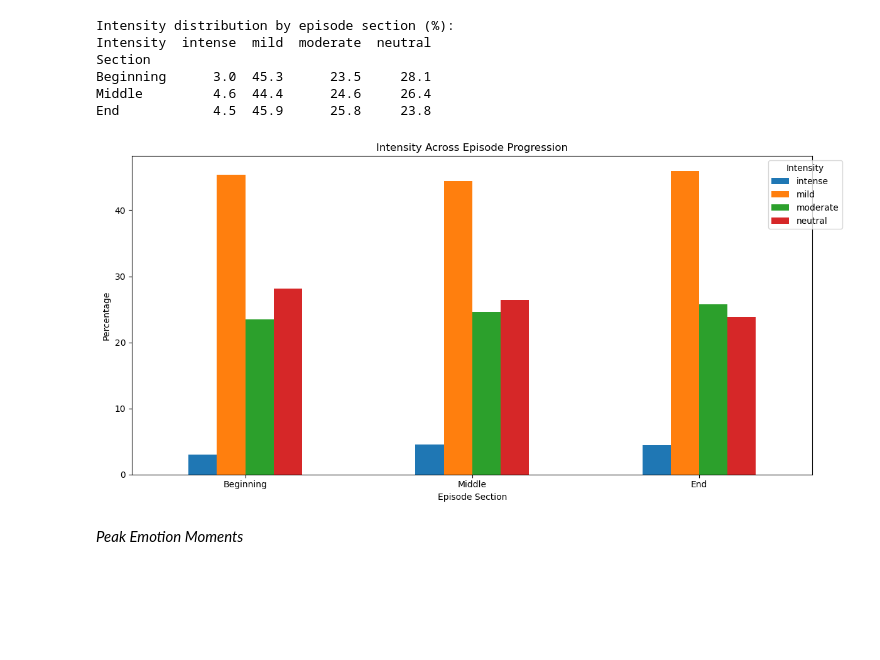
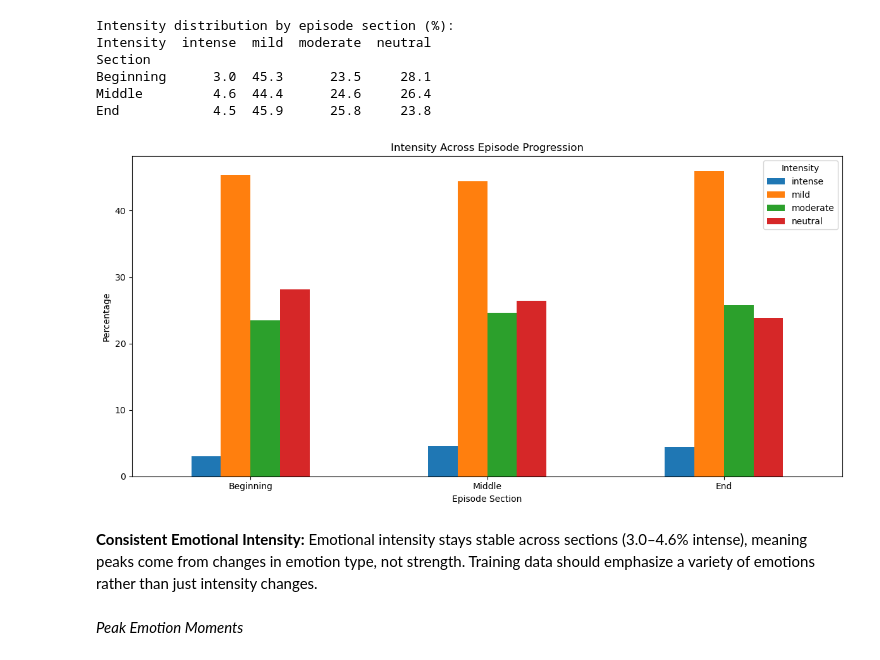
Before and after one commit to dafaqboomduck/nlp-project, a Jupyter notebook: Notebooks/Data_quality_report.ipynb, the cells around one changed output. Saved outputs shown, nothing was run; the diff lists cells and outputs as text; code cells hidden in the pictures; blank space fills up the shorter version.

Commit message:
Task 5: Add visualizations and reflections.

```diff
--- a/Notebooks/Data_quality_report.ipynb
+++ b/Notebooks/Data_quality_report.ipynb
@@ -680,16 +728,19 @@ Beginning      3.0  45.3      23.5     28.1
 Middle         4.6  44.4      24.6     26.4
 End            4.5  45.9      25.8     23.8
 # %%
+# Intensity across episode progression visualization
 intensity_by_section.plot(kind='bar', figsize=(12, 6))
 plt.title('Intensity Across Episode Progression')
 plt.xlabel('Episode Section')
 plt.ylabel('Percentage')
-plt.legend(title='Intensity', bbox_to_anchor=(1.05, 1))
+plt.legend(title='Intensity')
 plt.xticks(rotation=0)
 plt.tight_layout()
 plt.show()
 # %% [output]
-[figure, old version]
+[figure, new version]
+# %% [markdown]
+**Consistent Emotional Intensity:** Emotional intensity stays stable across sections (3.0–4.6% intense), meaning peaks come from changes in emotion type, not strength. Training data should emphasize a variety of emotions rather than just intensity changes.
 # %% [markdown]
 *Peak Emotion Moments*
 # %%
```
Also changed, not shown: parts of 111 cells of this notebook.
